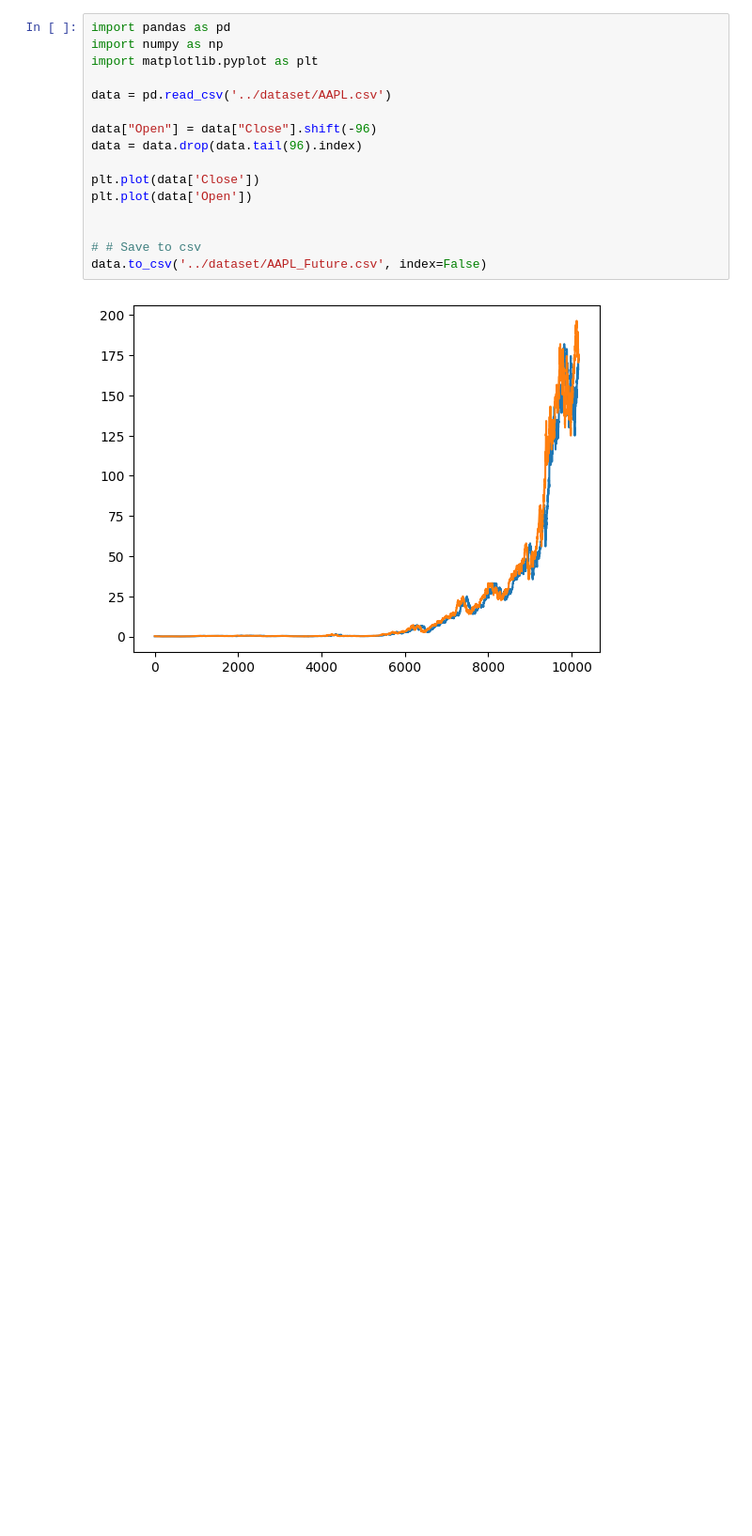
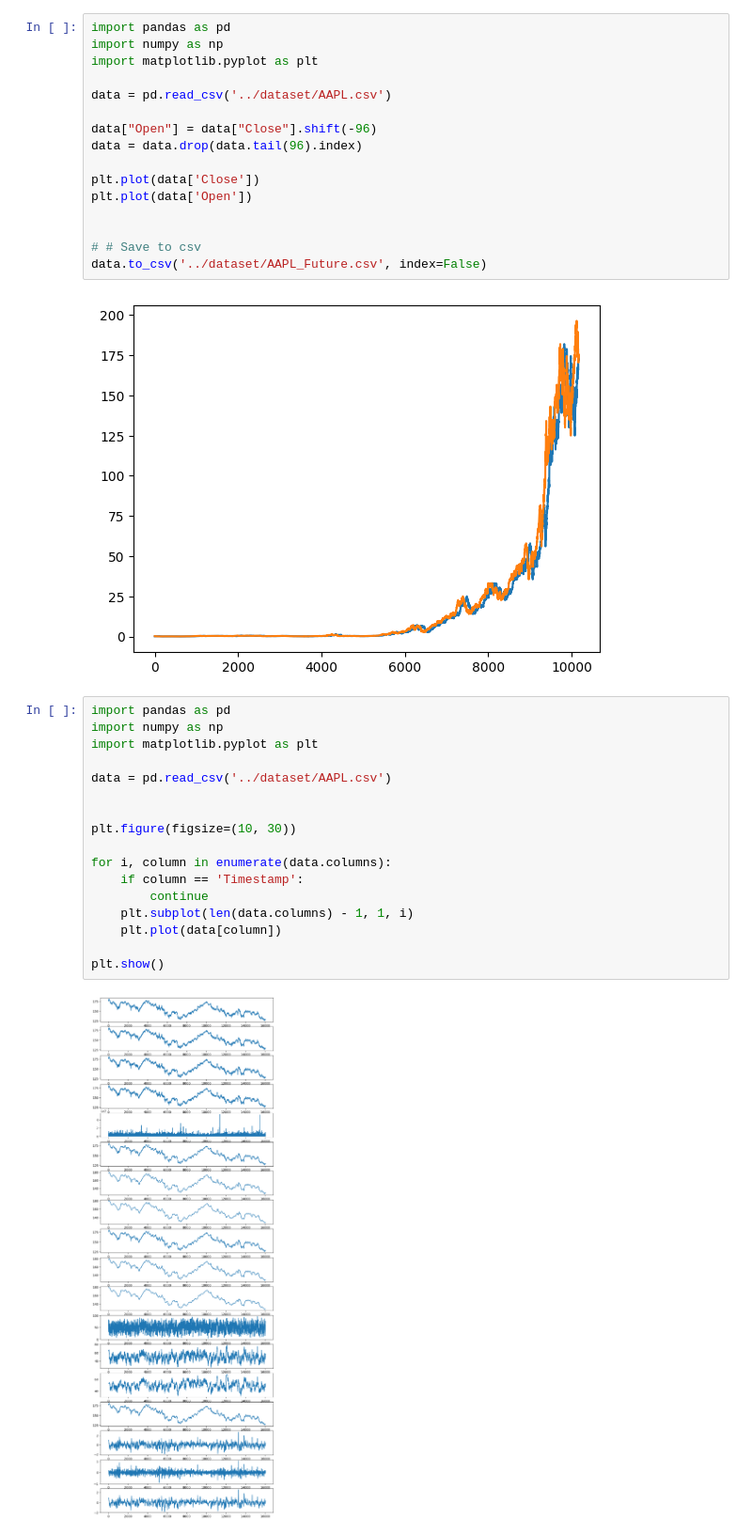
Before and after one commit to clo3olb/trader_ai, a Jupyter notebook: predictor/analysis/dataset_analysis.ipynb, the cells around one changed output. Shown at 94% size. Cells and saved outputs as stored; diff of their text form; blank space fills up the shorter version.

Commit message:
add analysis for diagram for the report

```diff
--- a/predictor/analysis/dataset_analysis.ipynb
+++ b/predictor/analysis/dataset_analysis.ipynb
@@ -131,3 +131,22 @@ plt.plot(data['Open'])
 data.to_csv('../dataset/AAPL_Future.csv', index=False)
 # %% [output]
 [figure]
+# %%
+import pandas as pd
+import numpy as np
+import matplotlib.pyplot as plt
+
+data = pd.read_csv('../dataset/AAPL.csv')
+
+
+plt.figure(figsize=(10, 30))
+
+for i, column in enumerate(data.columns):
+    if column == 'Timestamp':
+        continue
+    plt.subplot(len(data.columns) - 1, 1, i)
+    plt.plot(data[column])
+
+plt.show()
+# %% [output]
+[figure, added]
```
Also changed, not shown: parts of 1 cell of this notebook.
